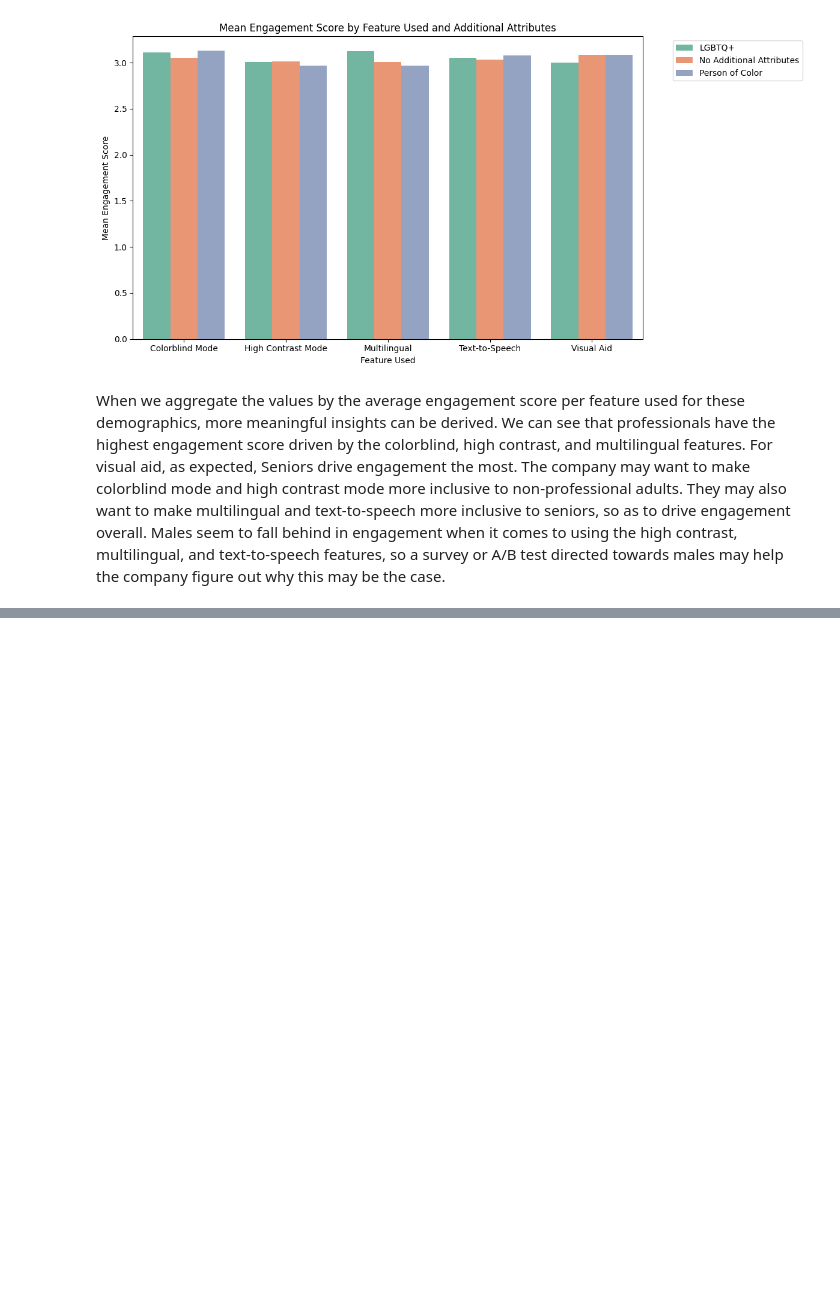
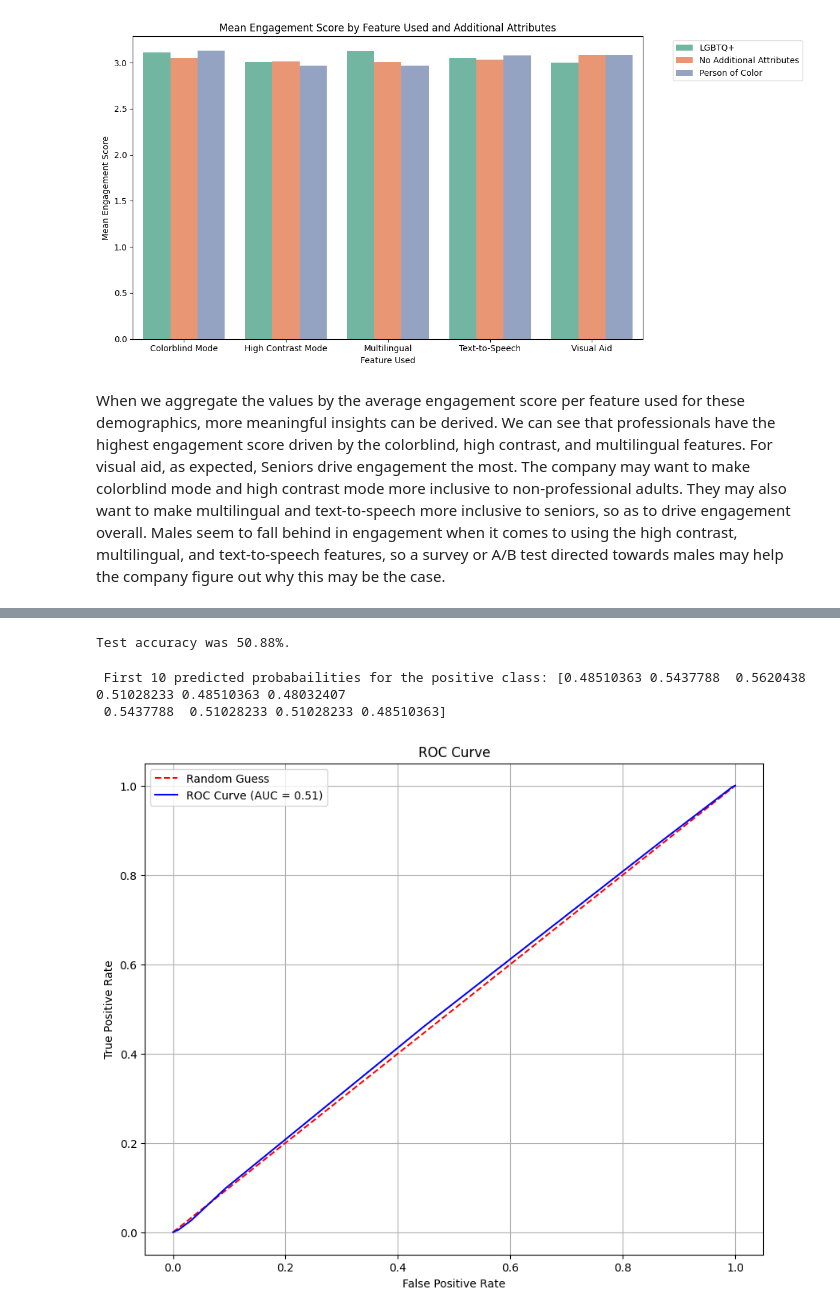
Before and after one commit to adesina923/HackDiversityDataInterviewChallenge-AdesinaAdeniran, a Jupyter notebook: AA_Hack_Diversity_Data_Interview_Product_Inclusion_Analysis_Challenge.ipynb, the cells around one changed output, grey strips where cells are left out. Saved outputs shown, nothing was run; the diff lists cells and outputs as text; code cells hidden in the pictures; blank space fills up the shorter version.

Commit message:
Added Feature Engineering & Predictive Modeling Section

```diff
--- a/AA_Hack_Diversity_Data_Interview_Product_Inclusion_Analysis_Challenge.ipynb
+++ b/AA_Hack_Diversity_Data_Interview_Product_Inclusion_Analysis_Challenge.ipynb
@@ -469,0 +523,4 @@ When we aggregate the values by the average engagement score per feature used fo
+# %%
+avg_engagement_score_age = df.groupby('age_group')['engagement_score'].mean().round(1)
+df['average_engagement_score_by_age_group'] = df['age_group'].map(avg_engagement_score_age)
+df[['age_group', 'average_engagement_score_by_age_group']].value_counts()
@@ -469,0 +537,4 @@ When we aggregate the values by the average engagement score per feature used fo
+# %%
+avg_engagement_score_gender = df.groupby('gender')['engagement_score'].mean().round(1)
+df['average_engagement_score_by_gender'] = df['gender'].map(avg_engagement_score_gender)
+df[['gender', 'average_engagement_score_by_gender']].value_counts()
@@ -469,0 +600,19 @@ When we aggregate the values by the average engagement score per feature used fo
+# %%
+from sklearn.tree import DecisionTreeClassifier, plot_tree
+clf_full = DecisionTreeClassifier(random_state=42)
+path = clf_full.cost_complexity_pruning_path(X_train_prepd, y_train)
+ccp_alphas, impurities = path.ccp_alphas, path.impurities
+# %%
+from sklearn.model_selection import GridSearchCV
+
+param_grid = {'ccp_alpha': ccp_alphas}
+
+grid_search = GridSearchCV(DecisionTreeClassifier(random_state=42), param_grid, cv=5, scoring='accuracy')
+grid_search.fit(X_train_prepd, y_train)
+
+
+grid_cv_res = pd.DataFrame(grid_search.cv_results_)
+grid_cv_res.sort_values(by="mean_test_score", ascending=False, inplace=True)
+display(grid_cv_res.filter(regex = '(^param_|mean_test_score)', axis=1).head())
+best_tree = grid_search.best_estimator_
+print(f'Total number of nodes: {best_tree.tree_.node_count}. Max depth: {best_tree.tree_.max_depth}.')
@@ -469,0 +627,28 @@ When we aggregate the values by the average engagement score per feature used fo
+# %%
+from sklearn.metrics import accuracy_score
+y_pred = best_tree.predict(X_test_prepd)
+print(f'Test accuracy was {accuracy_score(y_test, y_pred):2.2%}.')
+# %% [output]
+Test accuracy was 50.88%.
+# %%
+from sklearn.metrics import roc_auc_score, roc_curve
+
+y_pred_proba = best_tree.predict_proba(X_test_prepd)[:, 1]
+
+# Positive Class predicited probabilities
+print(f" First 10 predicted probabailities for the positive class: {y_pred_proba[:10]}")
+#ROC Curve
+false_positive_rate, true_positive_rate, threshold = roc_curve(y_test, y_pred_proba)
+plt.figure(figsize=(10, 8))
+plt.plot([0, 1], [0, 1], linestyle='--', color='red', label='Random Guess')
+plt.plot(false_positive_rate, true_positive_rate, color='blue', label=f'ROC Curve (AUC = {roc_auc_score(y_test, y_pred_proba):.2f})')
+plt.xlabel('False Positive Rate')
+plt.ylabel('True Positive Rate')
+plt.title('ROC Curve')
+plt.legend()
+plt.grid()
+plt.show()
+# %% [output]
+ First 10 predicted probabailities for the positive class: [0.48510363 0.5437788  0.5620438  0.51028233 0.48510363 0.48032407
+ 0.5437788  0.51028233 0.51028233 0.48510363]
+[figure, added]
```
Also changed, not shown: parts of 19 cells of this notebook.
